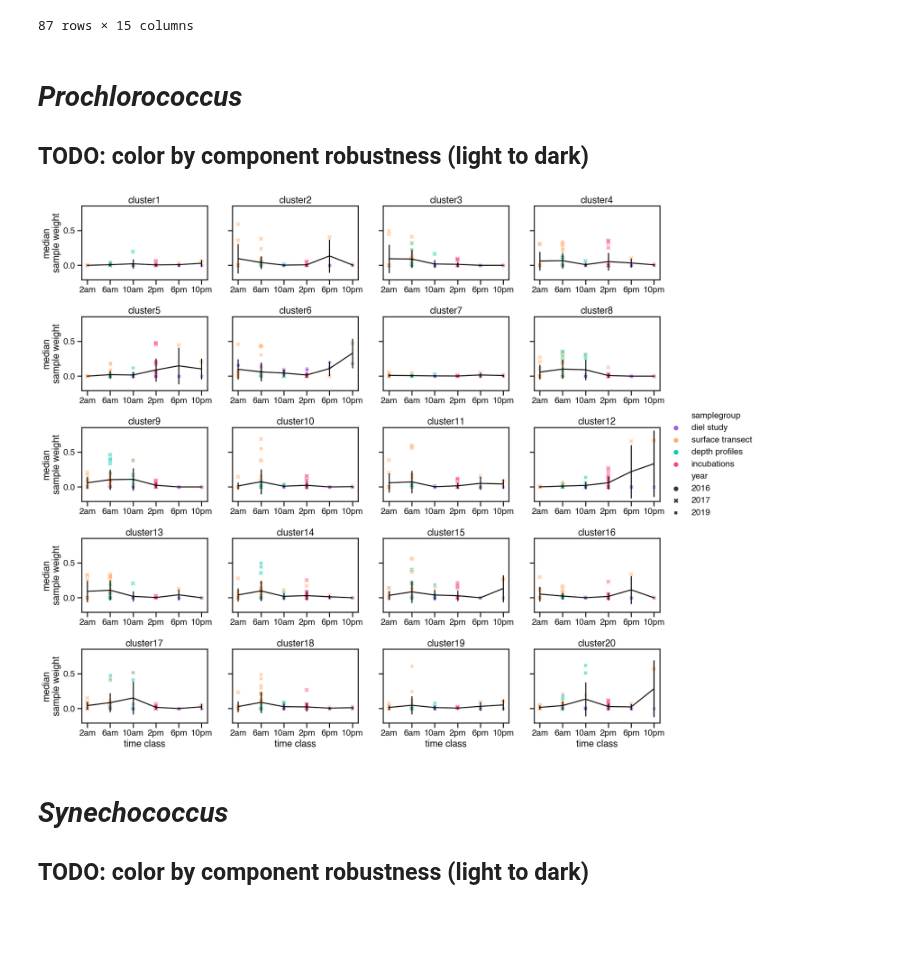
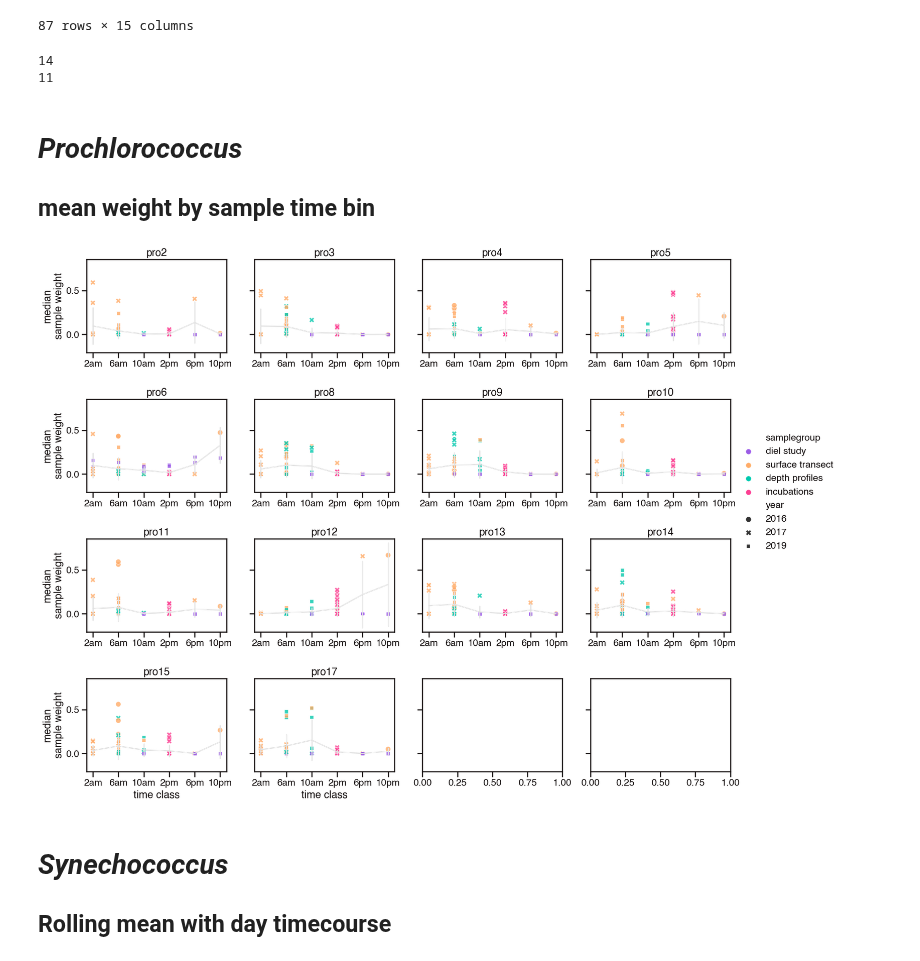
Before and after one commit to blasks/barnacle-manuscript, a Jupyter notebook: figures/8-interpretation/diel-clusters-interpretation.ipynb, the cells around one changed output. Drawn from its saved outputs; the diff is of its cells as text; code cells hidden in the pictures; blank space fills up the shorter version.

Commit message:
tweaked figures some -- still not happy with them yet

```diff
--- a/figures/8-interpretation/diel-clusters-interpretation.ipynb
+++ b/figures/8-interpretation/diel-clusters-interpretation.ipynb
@@ -144,21 +144,40 @@ sample_df
 | 85 | G3.UW.NS.UW40_2.7m | Gradients 3 | 2019 | 4/25/19 6:01 | 40.090000 | -158.000 | 7 | Gradients 3 underway | surface transect | ... |
 | 86 | G3.UW.NS.UW35_2.7m | Gradients 3 | 2019 | 4/26/19 5:55 | 35.830000 | -158.000 | 7 | Gradients 3 underway | surface transect | ... |
 87 rows × 15 columns
+# %%
+# select only "robust" clusters
+
+# pro_clusters = [
+#     'pro2', 'pro3', 'pro4', 'pro5', 'pro6', 'pro8', 'pro9', 'pro10', 'pro11', 'pro12',
+#     'pro13', 'pro14', 'pro15', 'pro17'
+# ]
+pro_clusters = [2, 3, 4, 5, 6, 8, 9, 10, 11, 12, 13, 14, 15, 17]
+print(len(pro_clusters))
+
+# syn_clusters = [
+#     'syn3', 'syn4', 'syn5', 'syn6', 'syn7', 'syn8', 'syn9', 'syn10', 'syn12', 'syn14', 'syn15'
+# ]
+syn_clusters = [3, 4, 5, 6, 7, 8, 9, 10, 12, 14, 15]
+print(len(syn_clusters))
+
+robust_clusters = pro_clusters + syn_clusters
+# %% [output]
+14
+11
 # %% [markdown]
 # _Prochlorococcus_
 
-## TODO: color by component robustness (light to dark)
+## mean weight by sample time bin
 # %%
 # plot each cluster's diel profile in pro data
 
 # set up figure
-components = 20
-rows = 5
+rows = 4
 cols = 4
 plt.rcParams['axes.spines.left'] = True
 plt.rcParams['axes.spines.bottom'] = True
 fig, axes = plt.subplots(
-    rows, cols, figsize=(20, 18), sharex=False, sharey=True, gridspec_kw={'hspace': 0.5, 'wspace': 0.2}
+    rows, cols, figsize=(20, 16), sharex=False, sharey=True, gridspec_kw={'hspace': 0.5, 'wspace': 0.2}
 )
 
 # set up data
@@ -170,51 +189,56 @@ pro_sample_df = pd.merge(
 ).sort_values('timefraction')
 
 # plot each component
-for component in np.arange(components):
-    row = component // cols
-    col = component % cols
+for i, component in enumerate(pro_clusters):
+    row = i // cols
+    col = i % cols
     axis = axes[row][col]
-    plot_df = pro_sample_df[pro_sample_df['component'] == component+1]
+    plot_df = pro_sample_df[pro_sample_df['component'] == component]
+#     # drop all but surface samples
+#     plot_df = plot_df[plot_df['samplegroup'].isin(['surface transect', 'diel study'])]
     sns.lineplot(
         data=plot_df,
         x='timeclass',
         y='sampleweights',
         err_style='bars',
         errorbar='sd',
-        color=line_color,
+        color=neutral_color,
         ax=axis,
         legend=False
     )
     sns.scatterplot(
         data=plot_df,
         x='timeclass',
         y='sampleweights',
         hue='samplegroup',
         style='year',
         zorder=1,
-        alpha=0.5,
+        alpha=0.8,
         ax=axis,
-        legend=((row == 2) & (col == (cols - 1)))
+        legend=((row == 1) & (col == (cols - 1)))
     )
     # set legend location
-    if ((row == 2) & (col == (cols - 1))):
-        axis.legend(loc='center left', bbox_to_anchor=[1, 0.5])
+    if ((row == 1) & (col == (cols - 1))):
+        axis.legend(loc='center left', bbox_to_anchor=[1, 0])
     # set labels and such
     if row == (rows - 1):
         xlabel = 'time class'
     else:
         xlabel = ''
     if col == 0:
         ylabel = 'median\nsample weight'
     else:
         ylabel = ''
-    axis.set(xlabel=xlabel, ylabel=ylabel, title='cluster{}'.format(component+1))
+    axis.set(xlabel=xlabel, ylabel=ylabel, title='pro{}'.format(component))
+
+# # save figure
+# fig.savefig('pro-diel-peaks.png', bbox_inches='tight')
 # %% [output]
-[figure, old version]
+[figure, new version]
 # %% [markdown]
 # _Synechococcus_
 
-## TODO: color by component robustness (light to dark)
+## Rolling mean with day timecourse
 # %%
 # plot each cluster's diel profile in pro data
 
```
Also changed, not shown: parts of 2 cells of this notebook, 1 other file.
